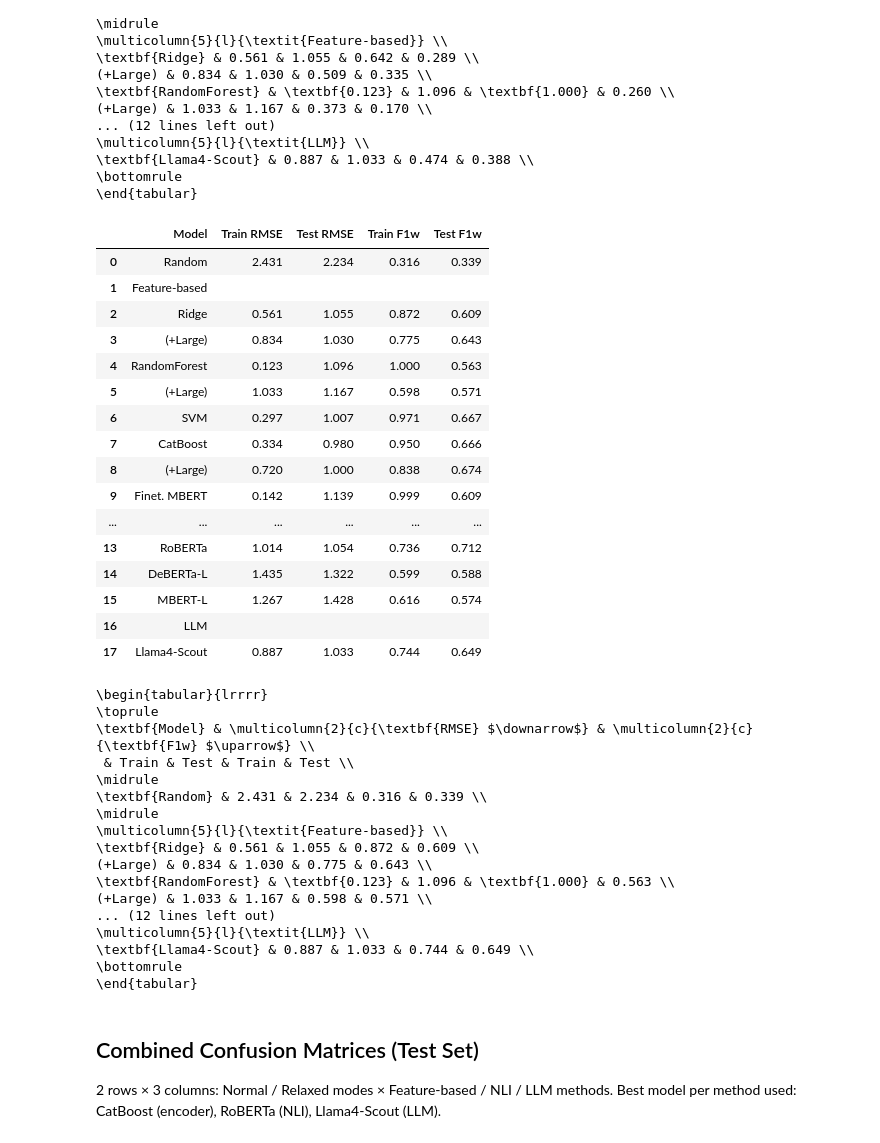
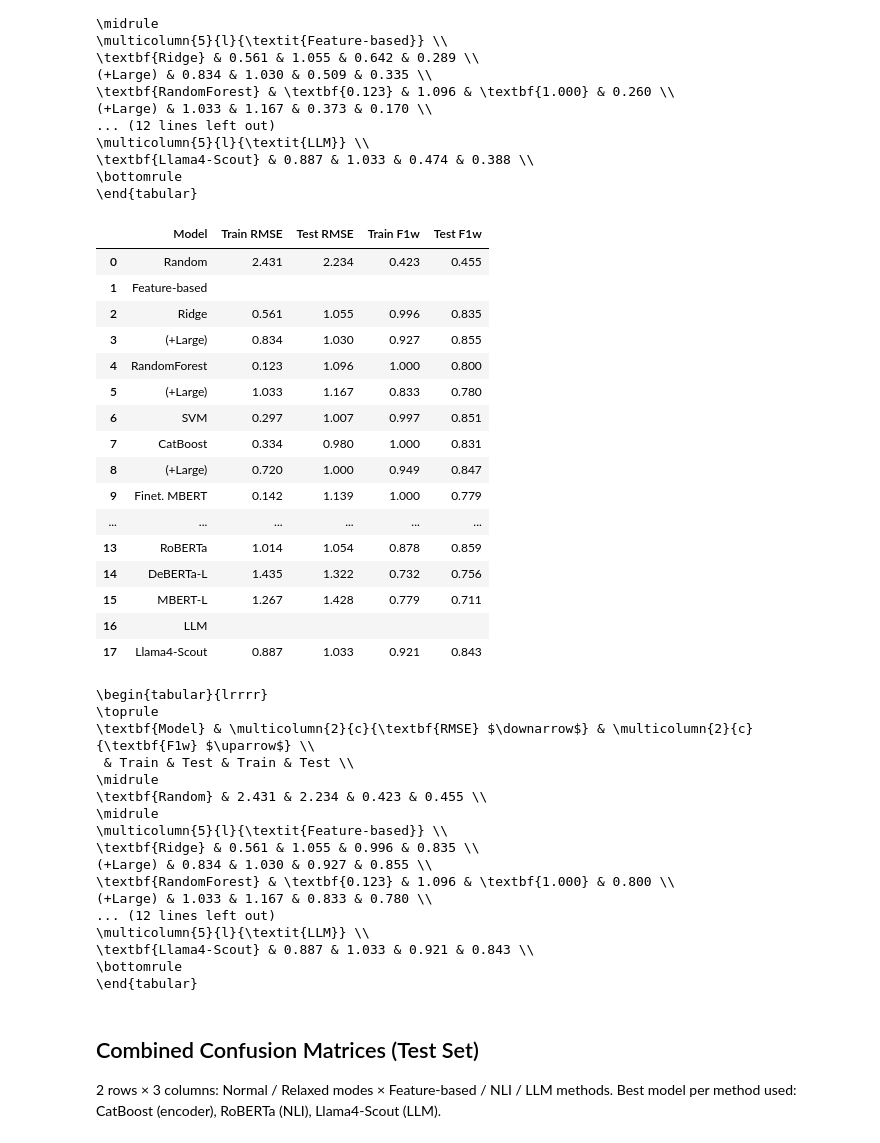
Before and after one commit to itzTerra/vis-desc, a Jupyter notebook: modules/lab/src/evaluation/overall.ipynb, the cells around one changed output. Cells and saved outputs as stored; diff of their text form; code cells hidden in the pictures.

```diff
--- a/modules/lab/src/evaluation/overall.ipynb
+++ b/modules/lab/src/evaluation/overall.ipynb
@@ -132,42 +132,42 @@ print(format_metrics_for_latex(df_combined_normal))
 # %%
 # All methods: relaxed (3-class, merging 0/1, 2/3, 4/5) comparison table
 df_combined_relaxed = vis_combined_table(
-    encoder_models, nli_models, llm_models, class_mode="relaxed"
+    encoder_models, nli_models, llm_models, class_mode="neighbor"
 )
 print(format_metrics_for_latex(df_combined_relaxed))
 # %% [output]
 |  | Model | Train RMSE | Test RMSE | Train F1w | Test F1w |
-| 0 | Random | 2.431 | 2.234 | 0.316 | 0.339 |
+| 0 | Random | 2.431 | 2.234 | 0.423 | 0.455 |
 | 1 | Feature-based |  |  |  |  |
-| 2 | Ridge | 0.561 | 1.055 | 0.872 | 0.609 |
-| 3 | (+Large) | 0.834 | 1.030 | 0.775 | 0.643 |
-| 4 | RandomForest | 0.123 | 1.096 | 1.000 | 0.563 |
-| 5 | (+Large) | 1.033 | 1.167 | 0.598 | 0.571 |
-| 6 | SVM | 0.297 | 1.007 | 0.971 | 0.667 |
-| 7 | CatBoost | 0.334 | 0.980 | 0.950 | 0.666 |
-| 8 | (+Large) | 0.720 | 1.000 | 0.838 | 0.674 |
-| 9 | Finet. MBERT | 0.142 | 1.139 | 0.999 | 0.609 |
+| 2 | Ridge | 0.561 | 1.055 | 0.996 | 0.835 |
+| 3 | (+Large) | 0.834 | 1.030 | 0.927 | 0.855 |
+| 4 | RandomForest | 0.123 | 1.096 | 1.000 | 0.800 |
+| 5 | (+Large) | 1.033 | 1.167 | 0.833 | 0.780 |
+| 6 | SVM | 0.297 | 1.007 | 0.997 | 0.851 |
+| 7 | CatBoost | 0.334 | 0.980 | 1.000 | 0.831 |
+| 8 | (+Large) | 0.720 | 1.000 | 0.949 | 0.847 |
+| 9 | Finet. MBERT | 0.142 | 1.139 | 1.000 | 0.779 |
 | ... | ... | ... | ... | ... | ... |
-| 13 | RoBERTa | 1.014 | 1.054 | 0.736 | 0.712 |
-| 14 | DeBERTa-L | 1.435 | 1.322 | 0.599 | 0.588 |
-| 15 | MBERT-L | 1.267 | 1.428 | 0.616 | 0.574 |
+| 13 | RoBERTa | 1.014 | 1.054 | 0.878 | 0.859 |
+| 14 | DeBERTa-L | 1.435 | 1.322 | 0.732 | 0.756 |
+| 15 | MBERT-L | 1.267 | 1.428 | 0.779 | 0.711 |
 | 16 | LLM |  |  |  |  |
-| 17 | Llama4-Scout | 0.887 | 1.033 | 0.744 | 0.649 |
+| 17 | Llama4-Scout | 0.887 | 1.033 | 0.921 | 0.843 |
 \begin{tabular}{lrrrr}
 \toprule
 \textbf{Model} & \multicolumn{2}{c}{\textbf{RMSE} $\downarrow$} & \multicolumn{2}{c}{\textbf{F1w} $\uparrow$} \\
  & Train & Test & Train & Test \\
 \midrule
-\textbf{Random} & 2.431 & 2.234 & 0.316 & 0.339 \\
+\textbf{Random} & 2.431 & 2.234 & 0.423 & 0.455 \\
 \midrule
 \multicolumn{5}{l}{\textit{Feature-based}} \\
-\textbf{Ridge} & 0.561 & 1.055 & 0.872 & 0.609 \\
-(+Large) & 0.834 & 1.030 & 0.775 & 0.643 \\
-\textbf{RandomForest} & \textbf{0.123} & 1.096 & \textbf{1.000} & 0.563 \\
-(+Large) & 1.033 & 1.167 & 0.598 & 0.571 \\
+\textbf{Ridge} & 0.561 & 1.055 & 0.996 & 0.835 \\
+(+Large) & 0.834 & 1.030 & 0.927 & 0.855 \\
+\textbf{RandomForest} & \textbf{0.123} & 1.096 & \textbf{1.000} & 0.800 \\
+(+Large) & 1.033 & 1.167 & 0.833 & 0.780 \\
 ... (12 lines left out)
 \multicolumn{5}{l}{\textit{LLM}} \\
-\textbf{Llama4-Scout} & 0.887 & 1.033 & 0.744 & 0.649 \\
+\textbf{Llama4-Scout} & 0.887 & 1.033 & 0.921 & 0.843 \\
 \bottomrule
 \end{tabular}
 # %% [markdown]
```
Also changed, not shown: parts of 1 cell of this notebook, 8 other files.
